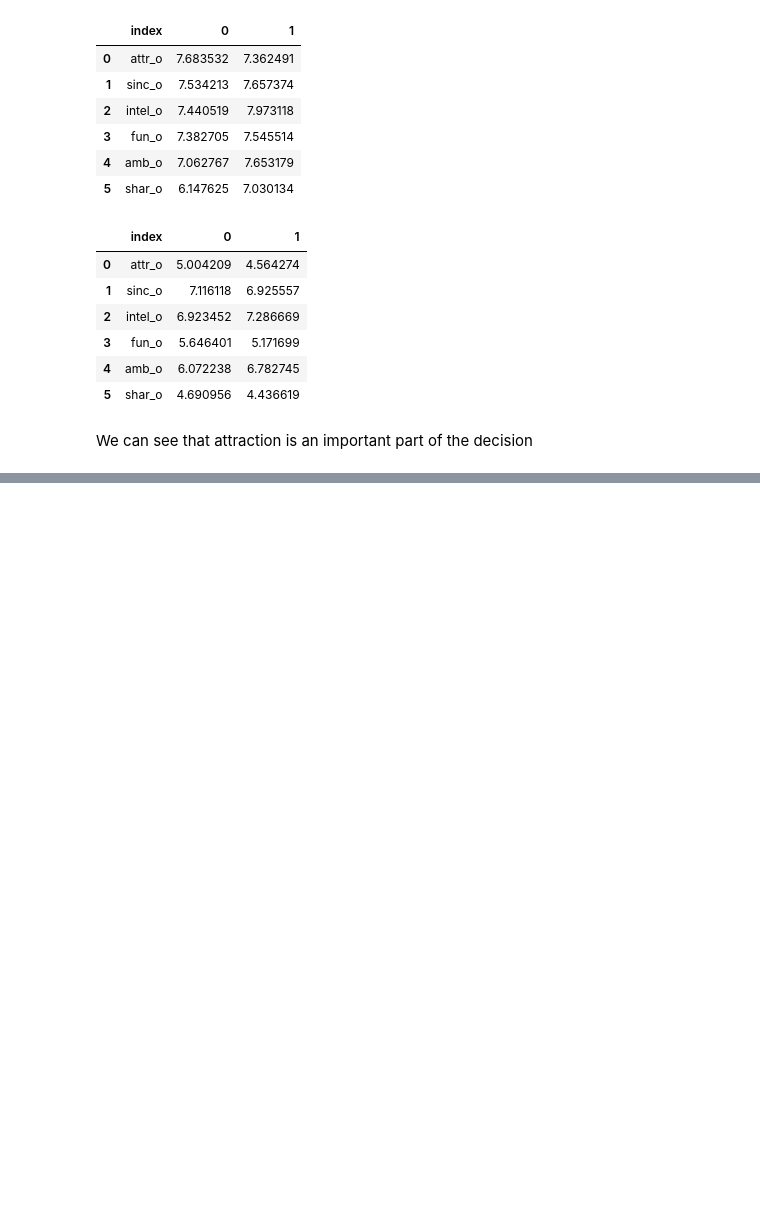
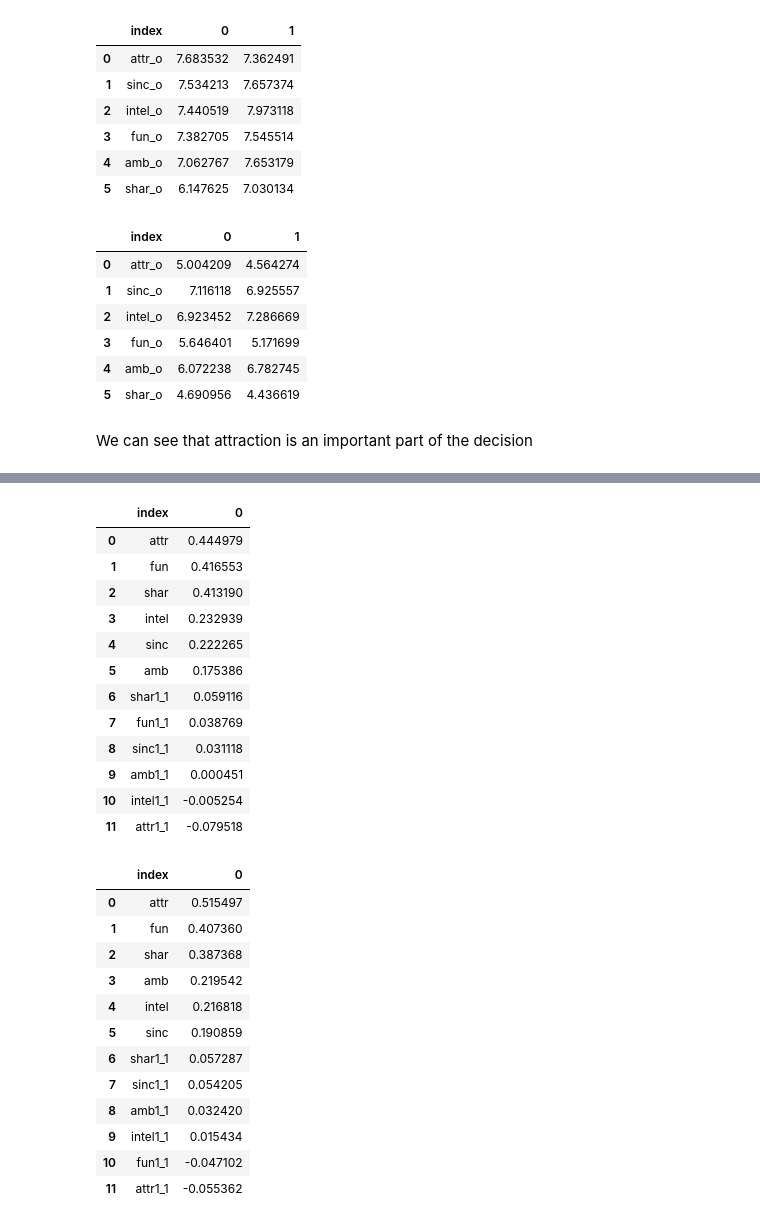
Before and after one commit to cyrilondet/jedha_projects_certif, a Jupyter notebook: 02_EDA/PANDAS_tinder_ongoing/project_tinder.ipynb, the cells around one changed output, grey strips where cells are left out. Drawn from its saved outputs; the diff is of its cells as text; code cells hidden in the pictures; blank space fills up the shorter version.

```diff
--- a/02_EDA/PANDAS_tinder_ongoing/project_tinder.ipynb
+++ b/02_EDA/PANDAS_tinder_ongoing/project_tinder.ipynb
@@ -670,0 +771,42 @@ fig_samerace = px.
+# %%
+df_attributes_male = df.loc[df["gender"]==1,col]
+df_attributes_female = df.loc[df["gender"]==0,col]
+
+# Calculating the correlation for female
+df_corr_female = df_attributes_female.corrwith(df_attributes_female["dec"]).sort_values(ascending=False).drop("dec").reset_index()
+display(df_corr_female)
+fig_corr_female = px.histogram(df_corr_female, x="index", y=0, title="Correlation between attributes and decision - Female")
+fig_corr_female.show()
+
+# Calculating the correlation for male
+df_corr_male = df_attributes_male.corrwith(df_attributes_male["dec"]).sort_values(ascending=False).drop("dec").reset_index()
+display(df_corr_male)
+fig_corr_male = px.histogram(df_corr_male, x="index", y=0, title="Correlation between attributes and decision - Male")
+fig_corr_male.show()
+# %% [output]
+|  | index | 0 |
+| 0 | attr | 0.444979 |
+| 1 | fun | 0.416553 |
+| 2 | shar | 0.413190 |
+| 3 | intel | 0.232939 |
+| 4 | sinc | 0.222265 |
+| 5 | amb | 0.175386 |
+| 6 | shar1_1 | 0.059116 |
+| 7 | fun1_1 | 0.038769 |
+| 8 | sinc1_1 | 0.031118 |
+| 9 | amb1_1 | 0.000451 |
+| 10 | intel1_1 | -0.005254 |
+| 11 | attr1_1 | -0.079518 |
+|  | index | 0 |
+| 0 | attr | 0.515497 |
+| 1 | fun | 0.407360 |
+| 2 | shar | 0.387368 |
+| 3 | amb | 0.219542 |
+| 4 | intel | 0.216818 |
+| 5 | sinc | 0.190859 |
+| 6 | shar1_1 | 0.057287 |
+| 7 | sinc1_1 | 0.054205 |
+| 8 | amb1_1 | 0.032420 |
+| 9 | intel1_1 | 0.015434 |
+| 10 | fun1_1 | -0.047102 |
+| 11 | attr1_1 | -0.055362 |
```
Also changed, not shown: parts of 27 cells of this notebook.
